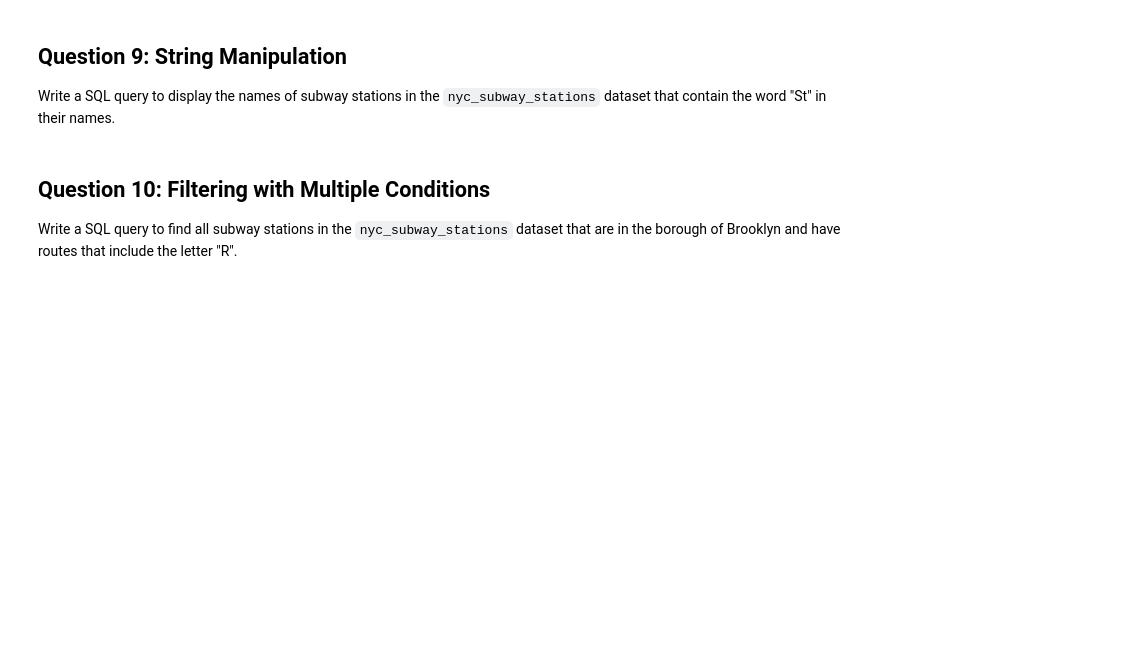
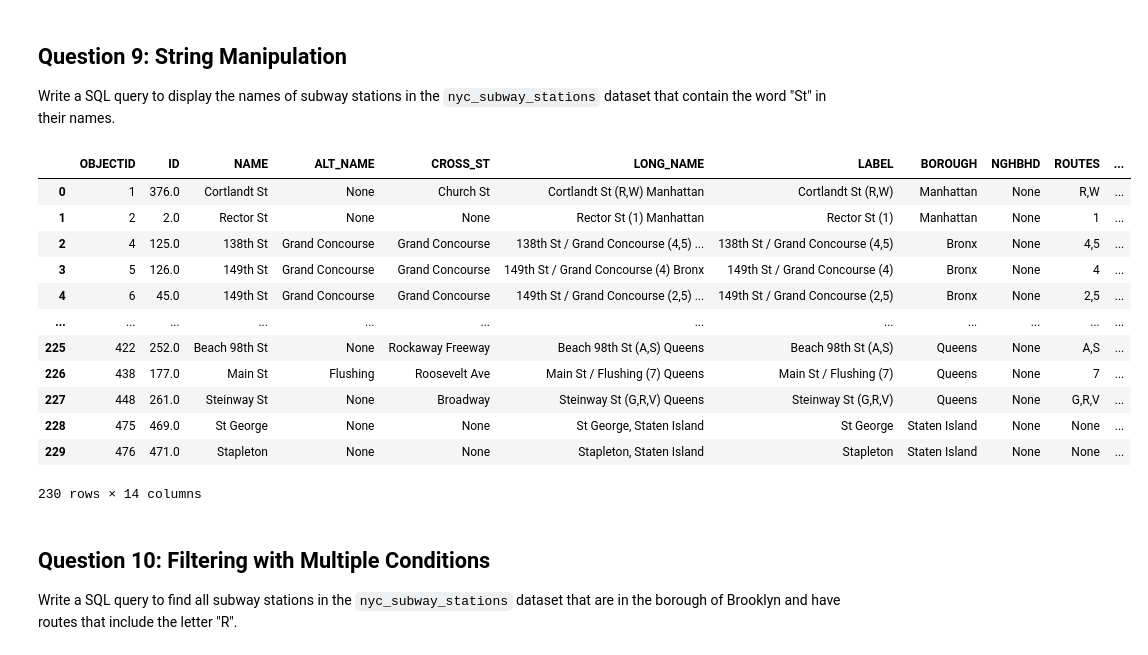
Before and after one commit to lukegbenson/casa0025, a Jupyter notebook: notebooks/W02_lab.ipynb, the cells around one changed output. Drawn from its saved outputs; the diff is of its cells as text; code cells hidden in the pictures; blank space fills up the shorter version.

```diff
--- a/notebooks/W02_lab.ipynb
+++ b/notebooks/W02_lab.ipynb
@@ -257,6 +257,24 @@ Write a SQL query to display the names of subway stations in the `nyc_subway_sta
 # %%
 # Add your code here.
 %%sql
+
+select *
+from nyc_subway_stations
+where name like '%St%'
+# %% [output]
+|  | OBJECTID | ID | NAME | ALT_NAME | CROSS_ST | LONG_NAME | LABEL | BOROUGH | NGHBHD | ROUTES | ... |
+| 0 | 1 | 376.0 | Cortlandt St | None | Church St | Cortlandt St (R,W) Manhattan | Cortlandt St (R,W) | Manhattan | None | R,W | ... |
+| 1 | 2 | 2.0 | Rector St | None | None | Rector St (1) Manhattan | Rector St (1) | Manhattan | None | 1 | ... |
+| 2 | 4 | 125.0 | 138th St | Grand Concourse | Grand Concourse | 138th St / Grand Concourse (4,5) ... | 138th St / Grand Concourse (4,5) | Bronx | None | 4,5 | ... |
+| 3 | 5 | 126.0 | 149th St | Grand Concourse | Grand Concourse | 149th St / Grand Concourse (4) Bronx | 149th St / Grand Concourse (4) | Bronx | None | 4 | ... |
+| 4 | 6 | 45.0 | 149th St | Grand Concourse | Grand Concourse | 149th St / Grand Concourse (2,5) ... | 149th St / Grand Concourse (2,5) | Bronx | None | 2,5 | ... |
+| ... | ... | ... | ... | ... | ... | ... | ... | ... | ... | ... | ... |
+| 225 | 422 | 252.0 | Beach 98th St | None | Rockaway Freeway | Beach 98th St (A,S) Queens | Beach 98th St (A,S) | Queens | None | A,S | ... |
+| 226 | 438 | 177.0 | Main St | Flushing | Roosevelt Ave | Main St / Flushing (7) Queens | Main St / Flushing (7) | Queens | None | 7 | ... |
+| 227 | 448 | 261.0 | Steinway St | None | Broadway | Steinway St (G,R,V) Queens | Steinway St (G,R,V) | Queens | None | G,R,V | ... |
+| 228 | 475 | 469.0 | St George | None | None | St George, Staten Island | St George | Staten Island | None | None | ... |
+| 229 | 476 | 471.0 | Stapleton | None | None | Stapleton, Staten Island | Stapleton | Staten Island | None | None | ... |
+230 rows × 14 columns
 # %% [markdown]
 ## Question 10: Filtering with Multiple Conditions
 
```
Also changed, not shown: parts of 1 cell of this notebook.
